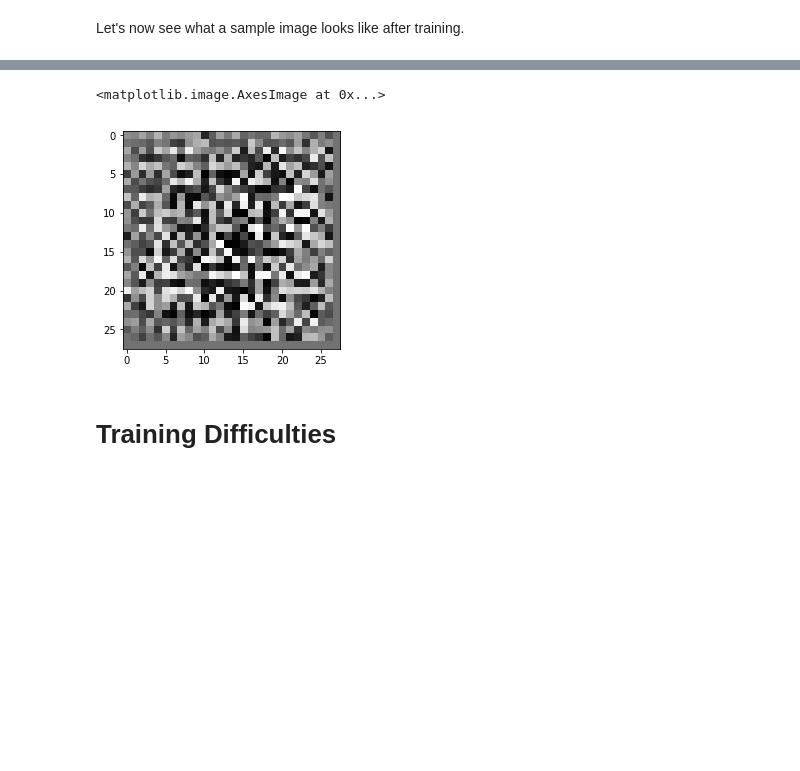
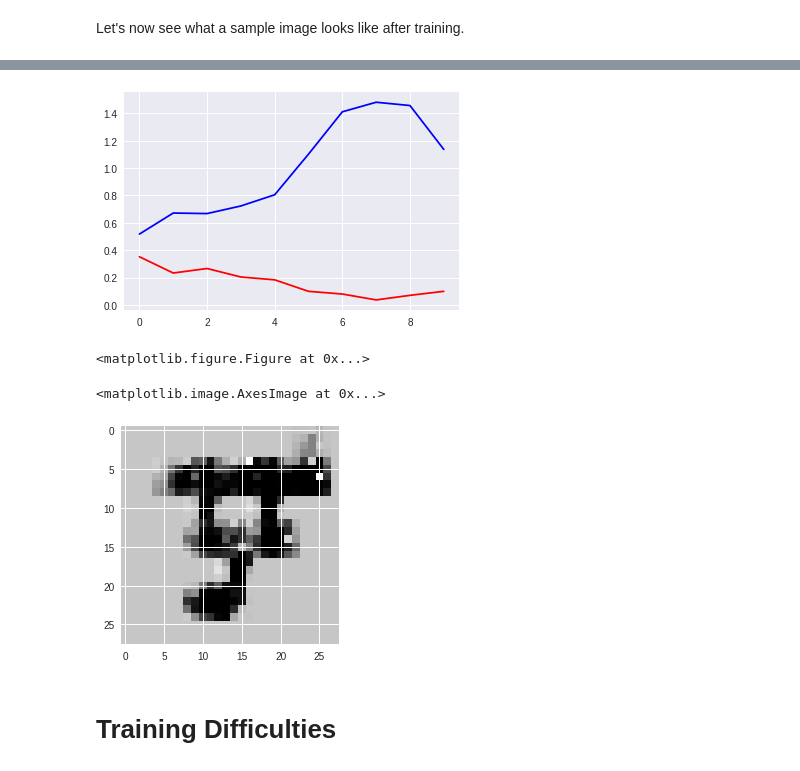
Before and after one commit to federicoBetti/Generative-Adversarial-Network-Tutorial, a Jupyter notebook: Generative Adversarial Networks Tutorial.ipynb, the cells around one changed output, grey strips where cells are left out. Cells and saved outputs as stored; diff of their text form; code cells hidden in the pictures; blank space fills up the shorter version.

Commit message:
Done all the notebook, with some additions and tests on the training phase

```diff
--- a/Generative Adversarial Networks Tutorial.ipynb
+++ b/Generative Adversarial Networks Tutorial.ipynb
@@ -230,5 +246,5 @@ Not a very convincing MNIST digit right? Let’s look at how we can make our gen
 # %%
-batch_size = 16
+batch_size = 32
 tf.reset_default_graph() #Since we changed our batch size (from 1 to 16), we need to reset our Tensorflow graph
 
 sess = tf.Session()
@@ -261,7 +277,7 @@ g_vars = [var for var in tvars if 'g_' in var.name]
 # %% [markdown]
 Next, we specify our two optimizers. In today’s era of deep learning, Adam seems to be the best SGD optimizer as it utilizes adaptive learning rates and momentum. We call Adam's minimize function and also specify the variables that we want it to update.
 # %%
-adam = tf.train.AdamOptimizer()
+adam = tf.train.AdamOptimizer(learning_rate=0.002)
 trainerD = adam.minimize(d_loss, var_list=d_vars)
 trainerG = adam.minimize(g_loss, var_list=g_vars)
 # %% [markdown]
@@ -281,3 +297,33 @@ for i in range(iterations):
     _,gLoss = sess.run([trainerG,g_loss],feed_dict={z_placeholder:z_batch}) #Update the generator
 # %% [markdown]
 Let's now see what a sample image looks like after training.
+# %%
+# train again for other 3000 epochs
+import time
+sess.run(tf.global_variables_initializer())
+epochs = 10
+epochs_list, dLoss_list, gLoss_list = [], [], []
+train_loss_results_d, train_loss_results_g = [], []
+t = time.time()
+for epoch in range(epochs):
+  epoch_loss_avg_d = 0
+  epoch_loss_avg_g = 0
+  epoch_iteration = 0
+
+  for starting_batch in range(0, x_train.shape[0], batch_size):
+
+    z_batch = np.random.uniform(-1, 1, size=[batch_size, z_dimensions])
+    _,gLoss = sess.run([trainerG,g_loss],feed_dict={z_placeholder:z_batch}) #Update the generator
+
+    if epoch_iteration % 3 == 0:
+      real_image_batch = x_train[starting_batch : starting_batch + batch_size, :]
+      real_image_batch = np.reshape(real_image_batch,[batch_size,28,28,1])
+      _,dLoss = sess.run([trainerD, d_loss],feed_dict={z_placeholder:z_batch,x_placeholder:real_image_batch}) #Update the discriminator
+      epoch_loss_avg_d += dLoss
+      epoch_loss_avg_g += gLoss
+    epoch_iteration += 1
+
+  train_loss_results_d.append(epoch_loss_avg_d / epoch_iteration)
+  train_loss_results_g.append(epoch_loss_avg_g / epoch_iteration)
+  print("Epoch: {}, d_loss:avg: {}, g_loss_avg: {} in {} sec".format(epoch, train_loss_results_d[-1], train_loss_results_g[-1], time.time() - t))
+  t = time.time()
@@ -284,3 +341,11 @@ Let's now see what a sample image looks like after training.
+# %%
+plt.plot(range(epochs), train_loss_results_d, 'r')
+plt.plot(range(epochs), train_loss_results_g, 'b')
+plt.figure(figsize=(10,10))
+plt.show()
+# %% [output]
+[figure, added]
+<matplotlib.figure.Figure at 0x...>
 # %%
 sample_image = generator(z_placeholder, 1, z_dimensions, reuse=True)
 z_batch = np.random.uniform(-1, 1, size=[1, z_dimensions])
@@ -289,7 +354,7 @@ my_i = temp.squeeze()
 plt.imshow(my_i, cmap='gray_r')
 # %% [output]
 <matplotlib.image.AxesImage at 0x...>
-[figure, old version]
+[figure, new version]
 # %% [markdown]
 # Training Difficulties
 # %% [markdown]
```
Also changed, not shown: parts of 7 cells of this notebook.
